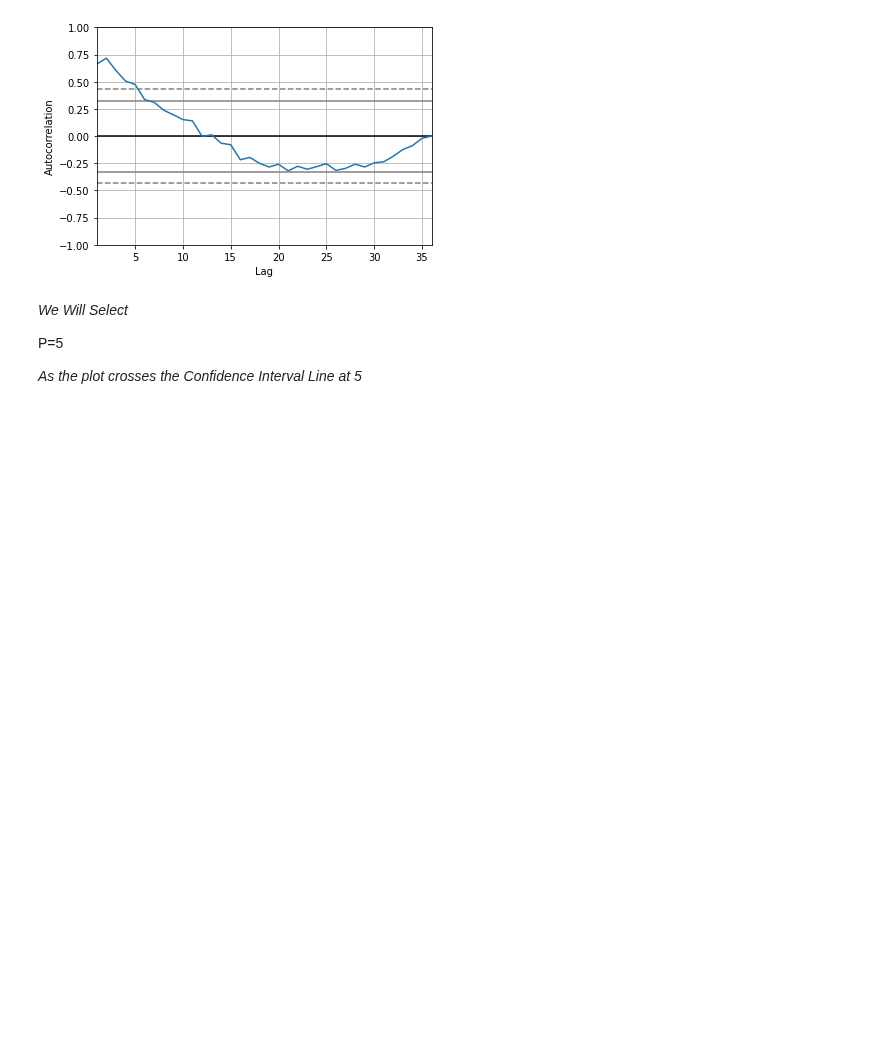
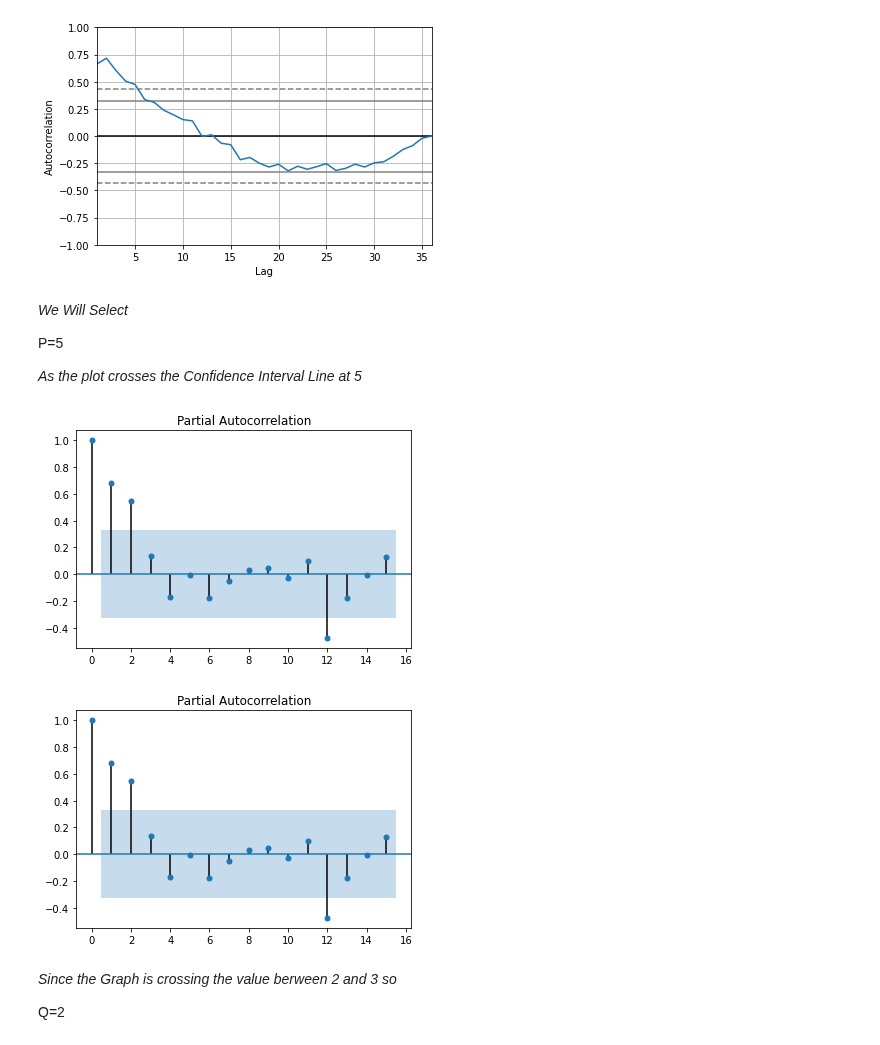
Before and after one commit to anmol0720/Time-Series-Forcasting, a Jupyter notebook: Time_Series_Analysis_and_Forcasting.ipynb, the cells around one changed output. Saved outputs shown, nothing was run; the diff lists cells and outputs as text; code cells hidden in the pictures; blank space fills up the shorter version.

Commit message:
Value of q

```diff
--- a/Time_Series_Analysis_and_Forcasting.ipynb
+++ b/Time_Series_Analysis_and_Forcasting.ipynb
@@ -1061,0 +1064,9 @@ P=5
+# %%
+plot_pacf(df['Sales'],lags=15)
+# %% [output]
+[figure, added]
+[figure, added]
+# %% [markdown]
+*Since the Graph is crossing the value berween 2 and 3 so*
+
+Q=2
```
Also changed, not shown: parts of 2 cells of this notebook.
